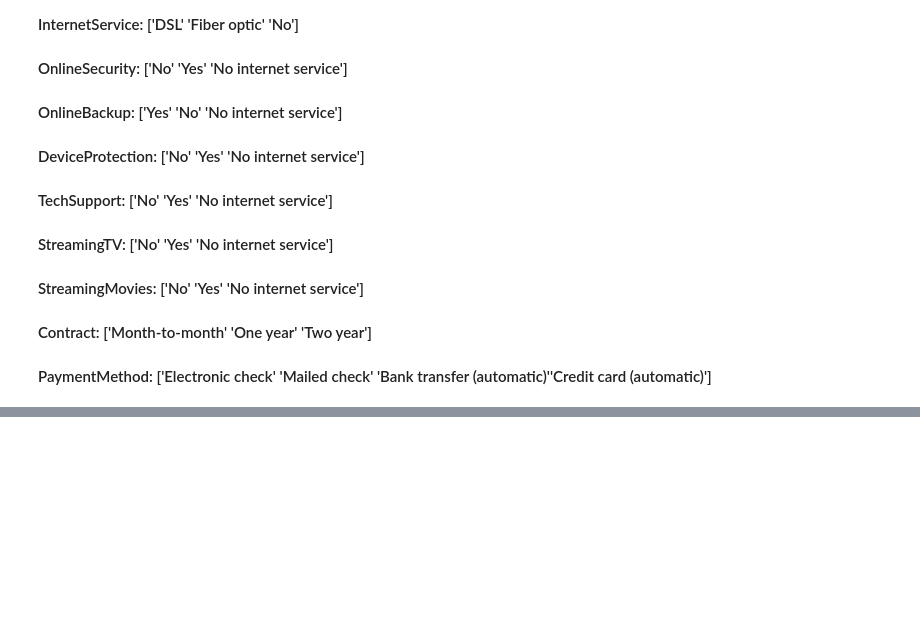
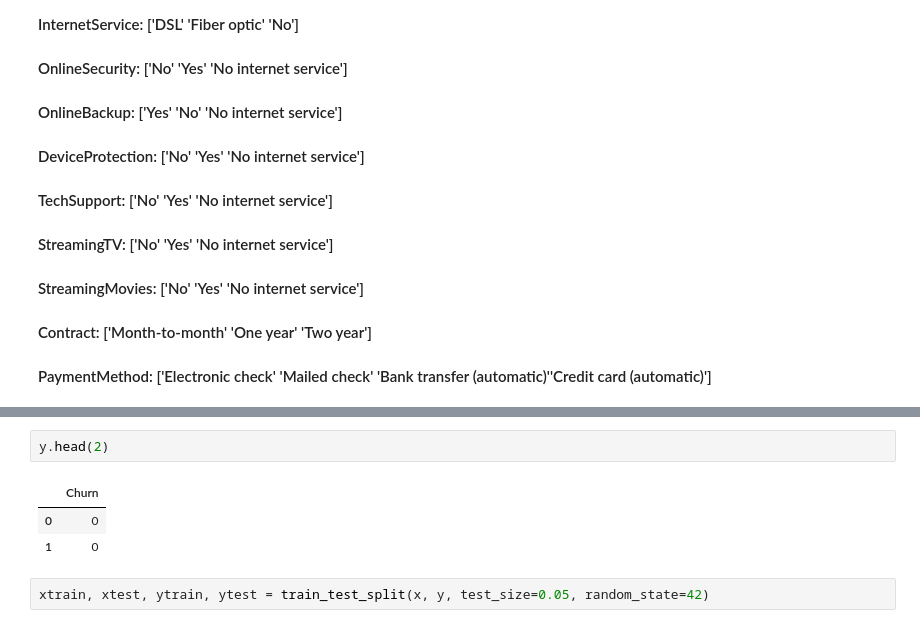
Before and after one commit to MonshaRadhakrishnan/Customer-Churn-Prediction, a Jupyter notebook: Customer_churn_ML_Model.ipynb, the cells around one changed output, grey strips where cells are left out. Drawn from its saved outputs; the diff is of its cells as text; blank space fills up the shorter version.

```diff
--- a/Customer_churn_ML_Model.ipynb
+++ b/Customer_churn_ML_Model.ipynb
@@ -80,0 +156,8 @@ ml.head()
+# %%
+y.head(2)
+# %% [output]
+|  | Churn |
+| 0 | 0 |
+| 1 | 0 |
+# %%
+xtrain, xtest, ytrain, ytest = train_test_split(x, y, test_size=0.05, random_state=42)
```
Also changed, not shown: parts of 12 cells of this notebook.
